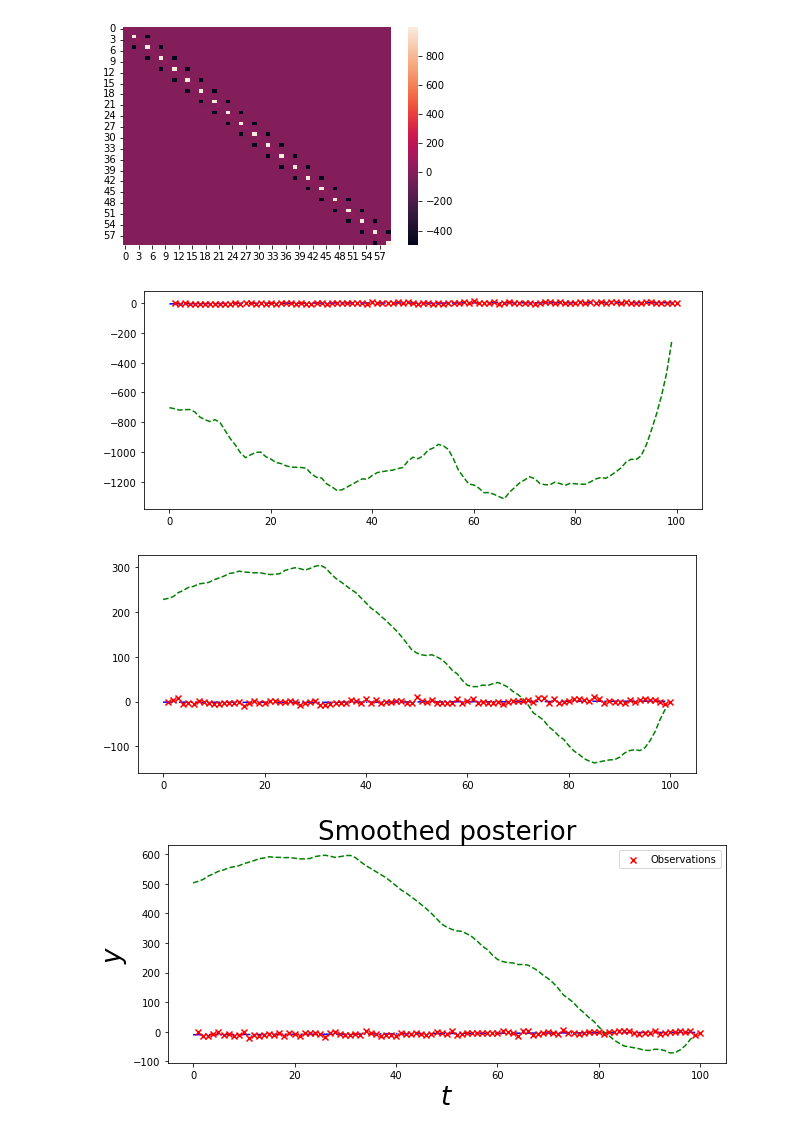
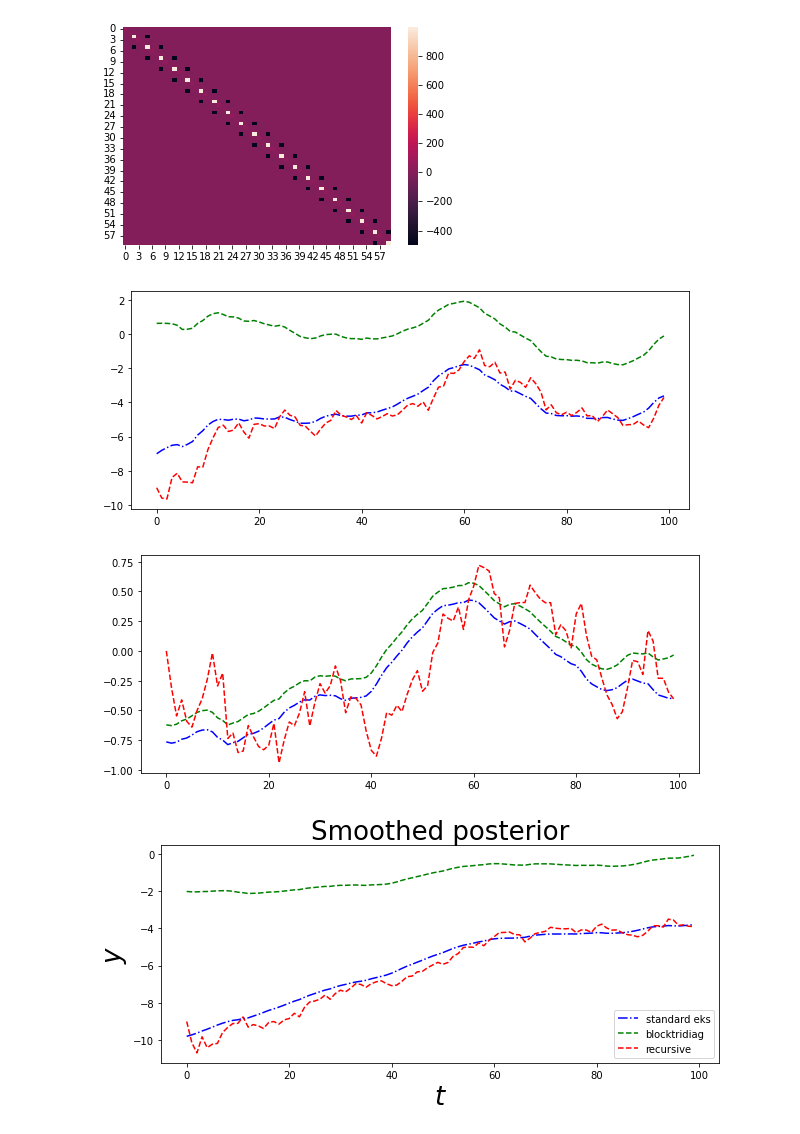
Before and after one commit to erialc-cal/eks, a Jupyter notebook: Untitled.ipynb, the cells around one changed output. Cells and saved outputs as stored; diff of their text form; code cells hidden in the pictures.

```diff
--- a/Untitled.ipynb
+++ b/Untitled.ipynb
@@ -234,6 +235,4 @@ def gradient_tridiag(y, m0, S0, A, B, E, ensemble_vars):
         G[:,i] = - B.T @ invD@(y[i,:] - B@q[i,:]) - A.T @ invE @(q[i+1,:]-A@q[i,:]) + invE@(q[i,:]-A@q[i-1,:])
     G[:,T-1] = - B.T @ invD@(y[T-1,:] - B@q[T-1,:])+ invE@(q[T-1,:]-A@q[T-2,:])
     return G
-# %%
-G = gradient_tridiag(y, m0, S0, A, B, E, ensemble_vars)
 # %%
@@ -283,52 +262,52 @@ S = Block_thomas_algo(y, m0, S0, A, B, E, ensemble_vars)
 # %%
-def newton_tridiag(y, m0, S0, A, B, E, ensemble_vars, max_iter = 200, eps= 10e-6):
+def newton_tridiag(y, m0, S0, A, B, E, ensemble_vars, max_iter = 200, eps= 10e-1):
     # initialisation
 
     r = m0.shape[0]
     T = y.shape[0]
     n = y.shape[1]
-
+    loss = np.zeros(max_iter)
     q = np.zeros((T,r))
 
     for iter in range(max_iter):
-        S = Block_thomas_algo(y, m0, S0, A, B, E, ensemble_vars)
-        qnew = q-S
-        if np.linalg.norm(S,2)<eps:
-            return qnew
-        q = qnew
+        s = Block_thomas_algo(q, y, m0, S0, A, B, E, ensemble_vars)
+        loss[iter] = np.linalg.norm(s)
+        q += s
+        if np.linalg.norm(s) < eps:
+            return q
 
     return q
+# %%
+q_newton = newton_tridiag(y, m0, S0, A, B, E, ensemble_vars, max_iter=1)
 # %%
-q_newton = newton_tridiag(y, m0, S0, A, B, E, ensemble_vars, max_iter = 200, eps= 10e-6)
+q2 = kalman_newton_recursive(y, m0, S0, A, B, ensemble_vars.T,E)
+#q_newton = Block_thomas_algo(y, m0, S0, A, B, E, ensemble_vars)
 # %%
 
 for i in [1,2,6]:
     # Smoothed posterior over y
     y_m_smooth = np.dot(B, ms.T)[i,:]
+    y_m_opti2 = np.dot(B, q2.T)[i,:]
     y_m_opti = np.dot(B, q_newton.T)[i,:]
     # Plot results
     plt.figure(figsize=(10, 4))
 
     # Plot the observed data y
-    plt.scatter(np.arange(1, T + 1),
-                y[:, i],
-                marker='x',
-                color='red',
-                zorder=3,
-                label='Observations')
-    plt.plot(y_m_smooth, 'b-.')
-    plt.plot(y_m_opti, 'g--')
+  #  plt.scatter(np.arange(1, T + 1), y[:, i],marker='x',color='red', zorder=3, label='Observations')
+    plt.plot(y_m_smooth, 'b-.', label='standard eks')
+    plt.plot(y_m_opti, 'g--', label='blocktridiag')
+    plt.plot(y_m_opti2, 'r--',label='recursive')
 
 plt.title('Smoothed posterior', fontsize=26)
 
 
 plt.xlabel(r'$t$', fontsize=26)
 plt.ylabel(r'$y$', fontsize=26)
 
 plt.legend()
 
 plt.show()
 # %% [output]
-[figure, old version]
+[figure, new version]
-[figure, old version]
+[figure, new version]
-[figure, old version]
+[figure, new version]
```
Also changed, not shown: parts of 8 cells of this notebook, 1 other file.
